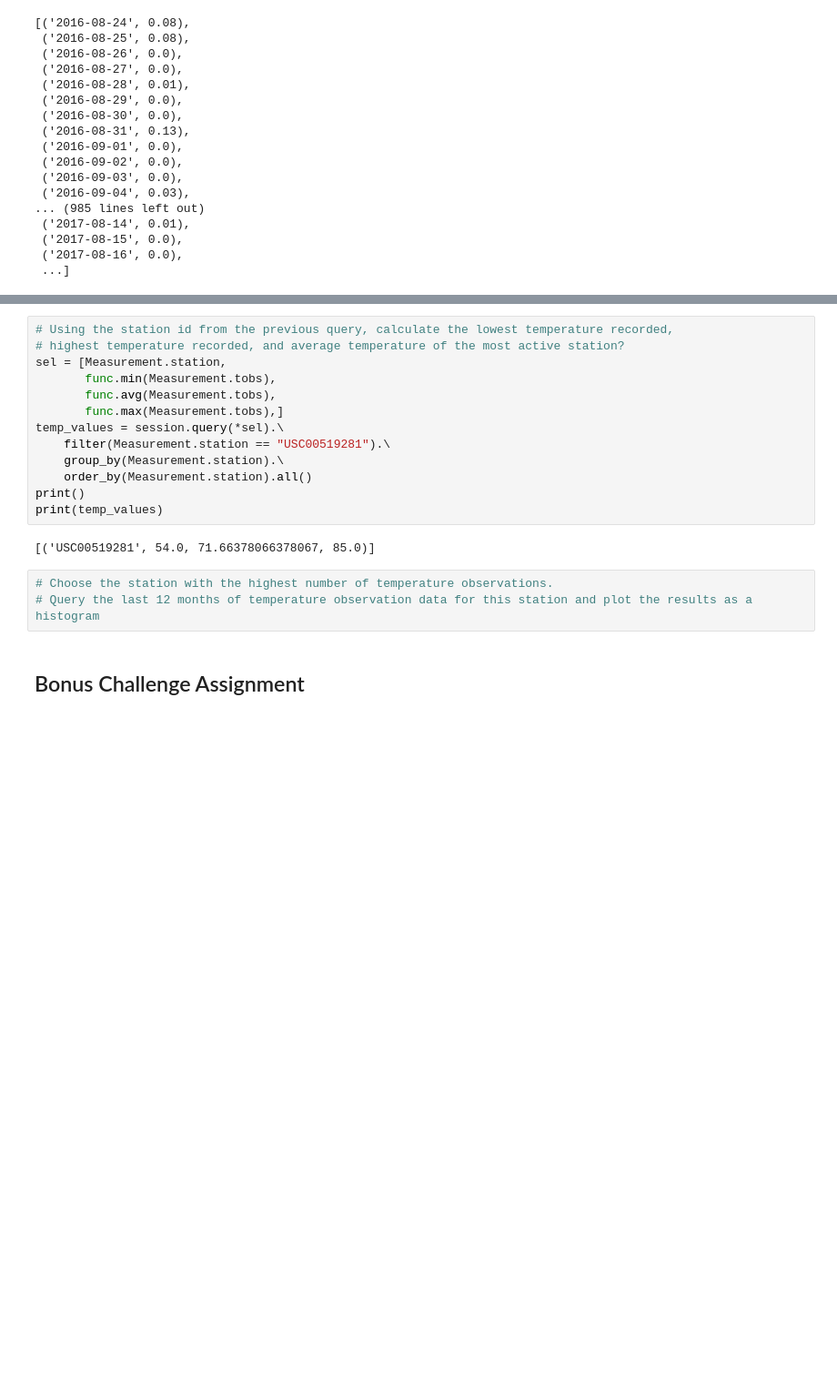
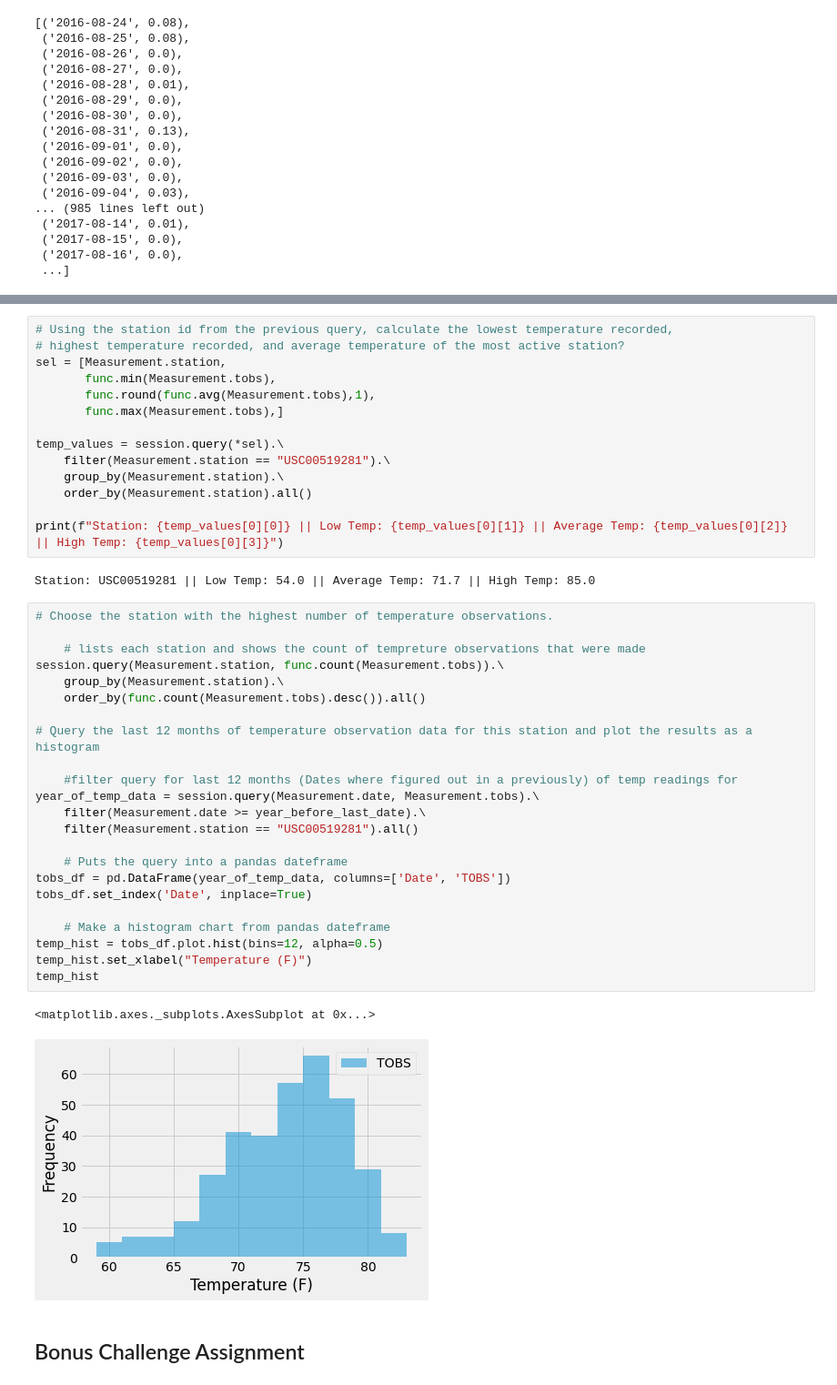
Before and after one commit to MrBadinger/SQLalchemy-Challenge, a Jupyter notebook: climate_starter.ipynb, the cells around one changed output, grey strips where cells are left out. Shown at 91% size. Cells and saved outputs as stored; diff of their text form; blank space fills up the shorter version.

```diff
--- a/climate_starter.ipynb
+++ b/climate_starter.ipynb
@@ -218,19 +202,43 @@ session.query(Measurement.station, func.count(Measurement.station)).\
 # highest temperature recorded, and average temperature of the most active station?
 sel = [Measurement.station,
        func.min(Measurement.tobs),
-       func.avg(Measurement.tobs),
+       func.round(func.avg(Measurement.tobs),1),
        func.max(Measurement.tobs),]
+
 temp_values = session.query(*sel).\
     filter(Measurement.station == "USC00519281").\
     group_by(Measurement.station).\
     order_by(Measurement.station).all()
-print()
-print(temp_values)
+
+print(f"Station: {temp_values[0][0]} || Low Temp: {temp_values[0][1]} || Average Temp: {temp_values[0][2]} || High Temp: {temp_values[0][3]}")
 # %% [output]
-[('USC00519281', 54.0, 71.66378066378067, 85.0)]
+Station: USC00519281 || Low Temp: 54.0 || Average Temp: 71.7 || High Temp: 85.0
-# %%
-# Choose the station with the highest number of temperature observations.
-# Query the last 12 months of temperature observation data for this station and plot the results as a histogram
+# %%
+# Choose the station with the highest number of temperature observations.
+
+    # lists each station and shows the count of tempreture observations that were made
+session.query(Measurement.station, func.count(Measurement.tobs)).\
+    group_by(Measurement.station).\
+    order_by(func.count(Measurement.tobs).desc()).all()
+
+# Query the last 12 months of temperature observation data for this station and plot the results as a histogram
+
+    #filter query for last 12 months (Dates where figured out in a previously) of temp readings for
+year_of_temp_data = session.query(Measurement.date, Measurement.tobs).\
+    filter(Measurement.date >= year_before_last_date).\
+    filter(Measurement.station == "USC00519281").all()
+
+    # Puts the query into a pandas dateframe
+tobs_df = pd.DataFrame(year_of_temp_data, columns=['Date', 'TOBS'])
+tobs_df.set_index('Date', inplace=True)
+
+    # Make a histogram chart from pandas dateframe
+temp_hist = tobs_df.plot.hist(bins=12, alpha=0.5)
+temp_hist.set_xlabel("Temperature (F)")
+temp_hist
+# %% [output]
+<matplotlib.axes._subplots.AxesSubplot at 0x...>
+[figure, added]
 # %% [markdown]
 ## Bonus Challenge Assignment
 # %%
```
Also changed, not shown: parts of 16 cells of this notebook.
